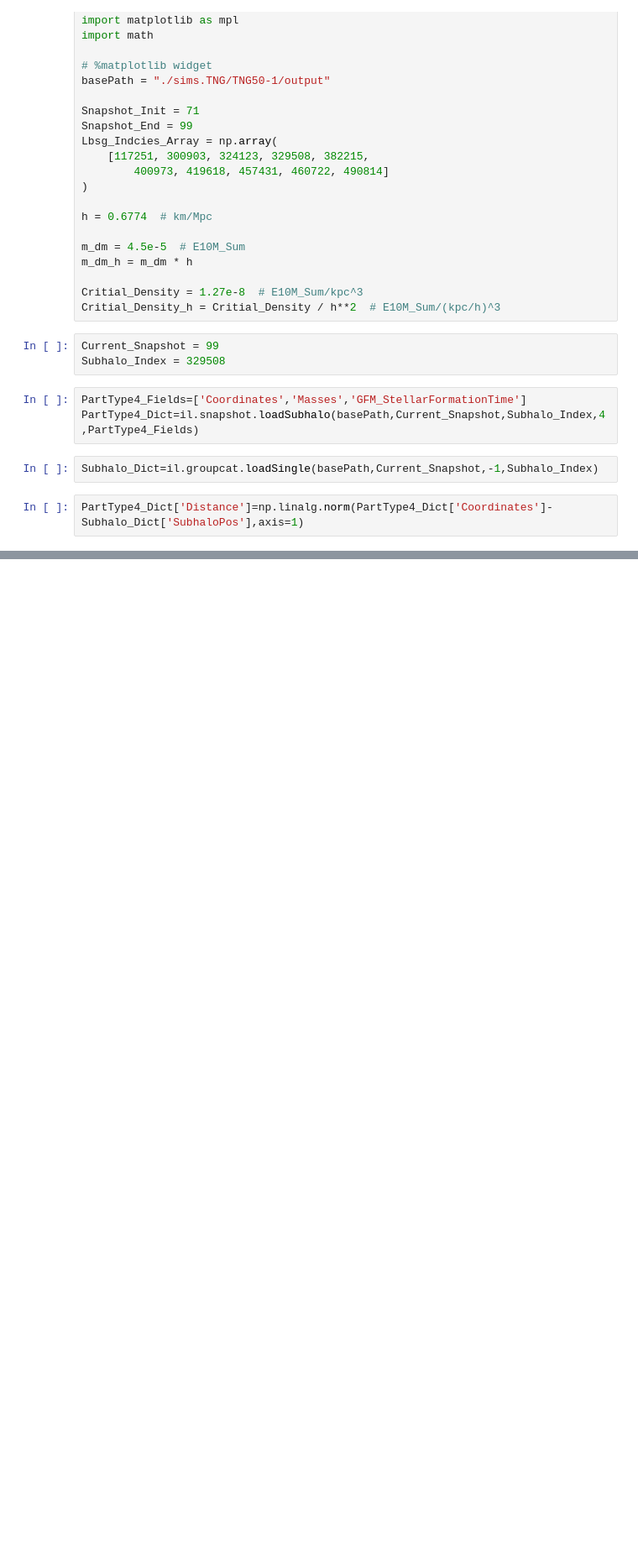
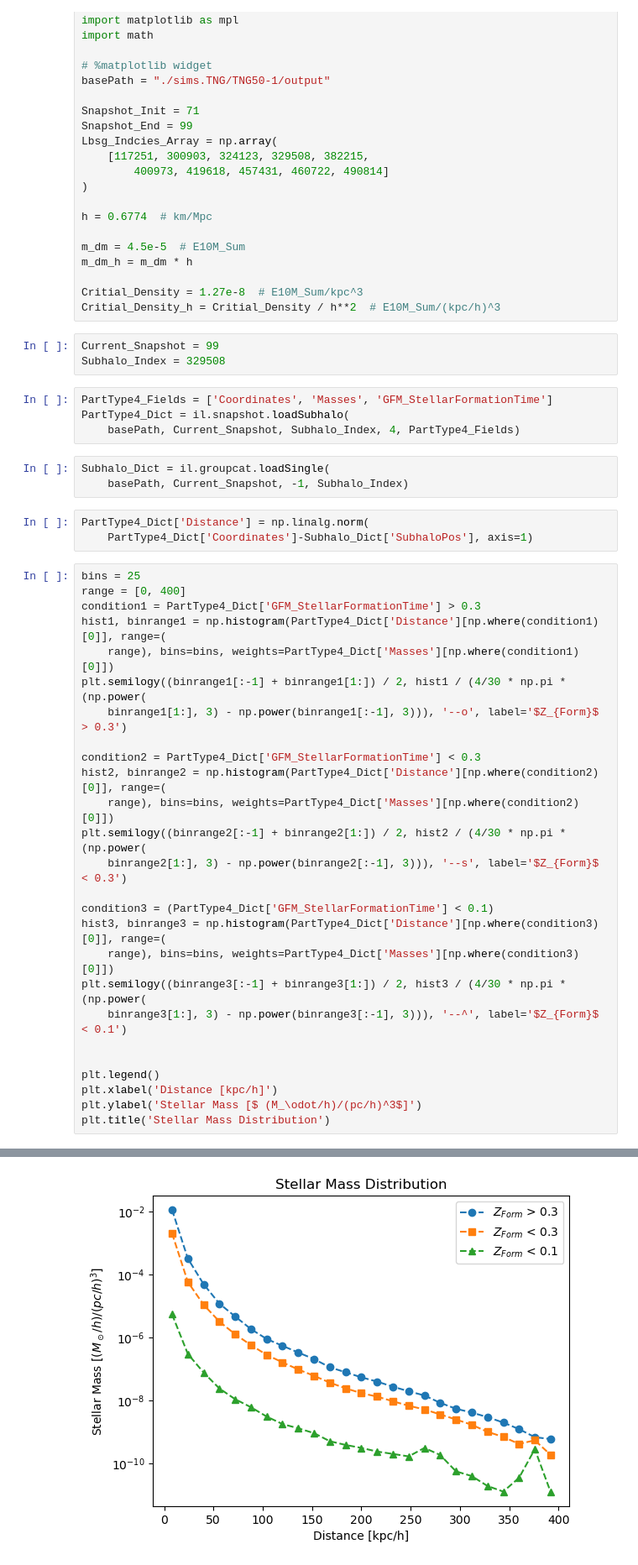
Before and after one commit to XingyaoCai/HI-Clumps, a Jupyter notebook: Galaxy_329508_Profile.ipynb, the cells around one changed output, grey strips where cells are left out. Shown at 84% size. Saved outputs shown, nothing was run; the diff lists cells and outputs as text; blank space fills up the shorter version.

```diff
--- a/Galaxy_329508_Profile.ipynb
+++ b/Galaxy_329508_Profile.ipynb
@@ -29,9 +29,39 @@ Critial_Density_h = Critial_Density / h**2  # E10M_Sum/(kpc/h)^3
 Current_Snapshot = 99
 Subhalo_Index = 329508
 # %%
-PartType4_Fields=['Coordinates','Masses','GFM_StellarFormationTime']
-PartType4_Dict=il.snapshot.loadSubhalo(basePath,Current_Snapshot,Subhalo_Index,4,PartType4_Fields)
+PartType4_Fields = ['Coordinates', 'Masses', 'GFM_StellarFormationTime']
+PartType4_Dict = il.snapshot.loadSubhalo(
+    basePath, Current_Snapshot, Subhalo_Index, 4, PartType4_Fields)
 # %%
-Subhalo_Dict=il.groupcat.loadSingle(basePath,Current_Snapshot,-1,Subhalo_Index)
+Subhalo_Dict = il.groupcat.loadSingle(
+    basePath, Current_Snapshot, -1, Subhalo_Index)
 # %%
-PartType4_Dict['Distance']=np.linalg.norm(PartType4_Dict['Coordinates']-Subhalo_Dict['SubhaloPos'],axis=1)
+PartType4_Dict['Distance'] = np.linalg.norm(
+    PartType4_Dict['Coordinates']-Subhalo_Dict['SubhaloPos'], axis=1)
+# %%
+bins = 25
+range = [0, 400]
+condition1 = PartType4_Dict['GFM_StellarFormationTime'] > 0.3
+hist1, binrange1 = np.histogram(PartType4_Dict['Distance'][np.where(condition1)[0]], range=(
+    range), bins=bins, weights=PartType4_Dict['Masses'][np.where(condition1)[0]])
+plt.semilogy((binrange1[:-1] + binrange1[1:]) / 2, hist1 / (4/30 * np.pi * (np.power(
+    binrange1[1:], 3) - np.power(binrange1[:-1], 3))), '--o', label='$Z_{Form}$ > 0.3')
+
+condition2 = PartType4_Dict['GFM_StellarFormationTime'] < 0.3
+hist2, binrange2 = np.histogram(PartType4_Dict['Distance'][np.where(condition2)[0]], range=(
+    range), bins=bins, weights=PartType4_Dict['Masses'][np.where(condition2)[0]])
+plt.semilogy((binrange2[:-1] + binrange2[1:]) / 2, hist2 / (4/30 * np.pi * (np.power(
+    binrange2[1:], 3) - np.power(binrange2[:-1], 3))), '--s', label='$Z_{Form}$ < 0.3')
+
+condition3 = (PartType4_Dict['GFM_StellarFormationTime'] < 0.1)
+hist3, binrange3 = np.histogram(PartType4_Dict['Distance'][np.where(condition3)[0]], range=(
+    range), bins=bins, weights=PartType4_Dict['Masses'][np.where(condition3)[0]])
+plt.semilogy((binrange3[:-1] + binrange3[1:]) / 2, hist3 / (4/30 * np.pi * (np.power(
+    binrange3[1:], 3) - np.power(binrange3[:-1], 3))), '--^', label='$Z_{Form}$ < 0.1')
+
+
+plt.legend()
+plt.xlabel('Distance [kpc/h]')
+plt.ylabel('Stellar Mass [$ (M_\odot/h)/(pc/h)^3$]')
+plt.title('Stellar Mass Distribution')
+# %% [output]
@@ -37,0 +69 @@ PartType4_Dict['Distance']=np.linalg.norm(PartType4_Dict['Coordinates']-Subhalo_
+[figure, added]
```
Also changed, not shown: parts of 6 cells of this notebook, 1 other file.
